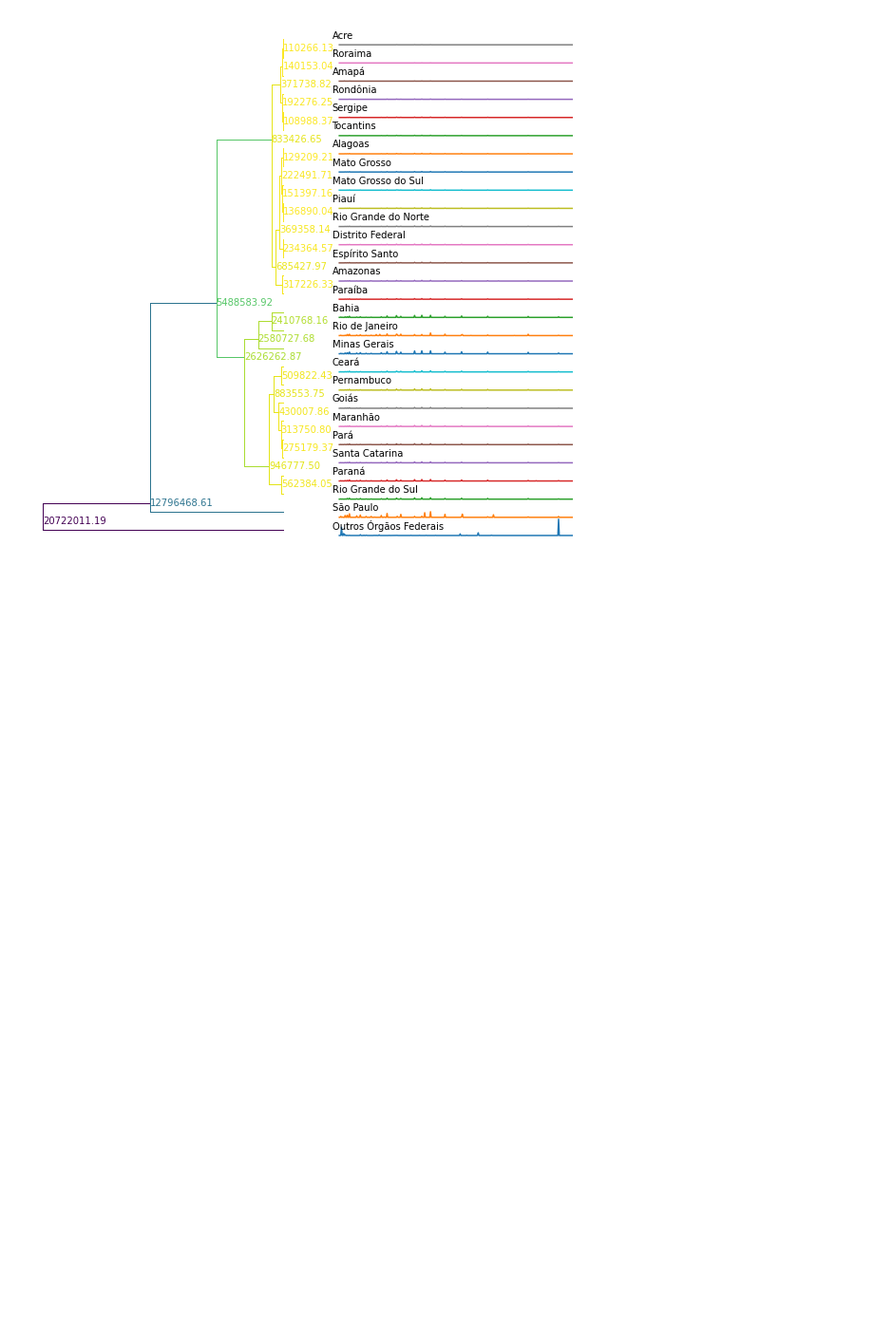
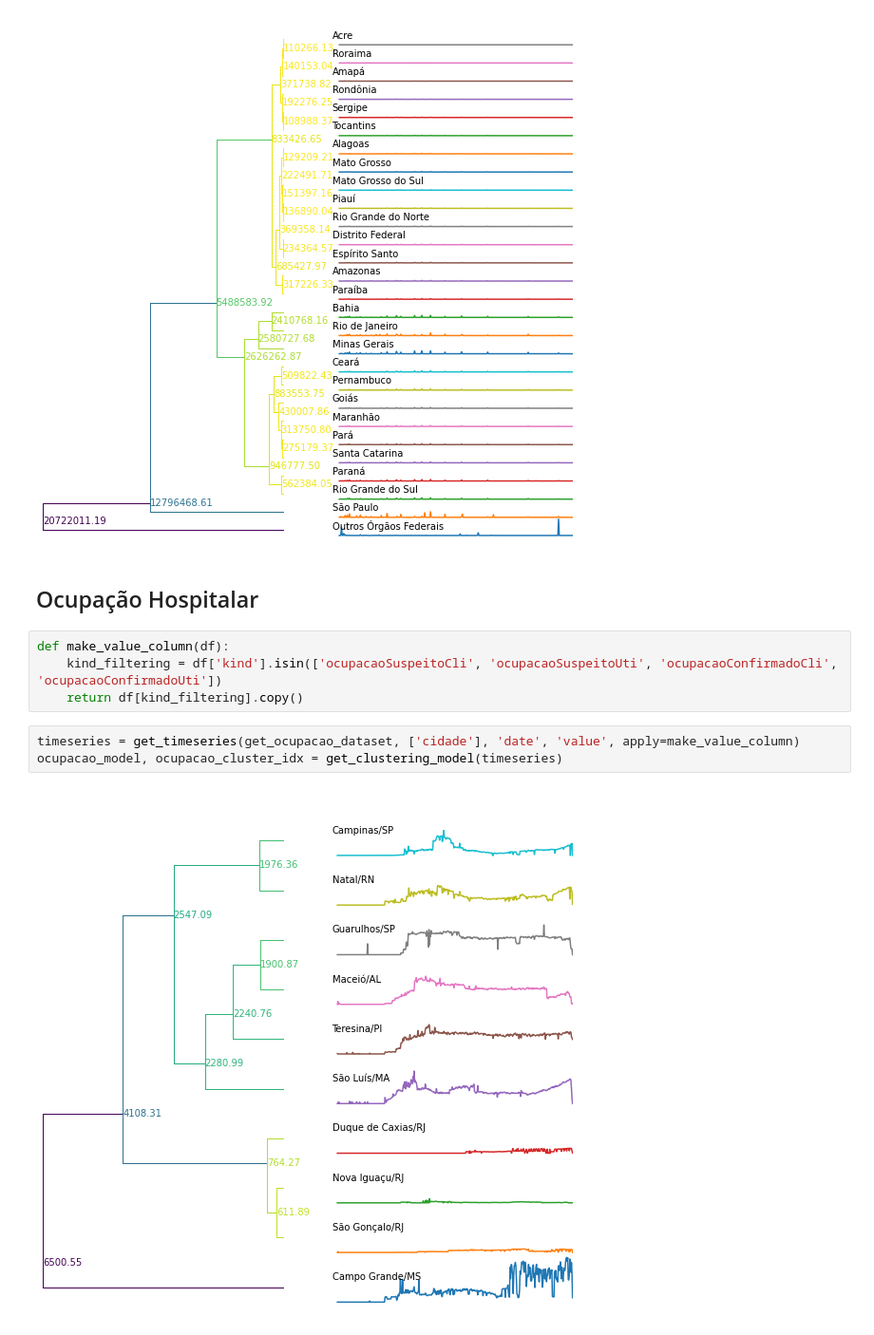
Before and after one commit to felipemfp/kdd-covid19-brazil, a Jupyter notebook: notebooks/Data Processing.ipynb, the cells around one changed output. Shown at 95% size. Saved outputs shown, nothing was run; the diff lists cells and outputs as text; blank space fills up the shorter version.

```diff
--- a/notebooks/Data Processing.ipynb
+++ b/notebooks/Data Processing.ipynb
@@ -799,3 +789,14 @@ timeseries
 epi_estado_model, epi_estado_cluster_idx = get_clustering_model(timeseries, show_ts_label=lambda idx: estados[idx])
 # %% [output]
 [figure]
+# %% [markdown]
+## Ocupação Hospitalar
+# %%
+def make_value_column(df):
+    kind_filtering = df['kind'].isin(['ocupacaoSuspeitoCli', 'ocupacaoSuspeitoUti', 'ocupacaoConfirmadoCli', 'ocupacaoConfirmadoUti'])
+    return df[kind_filtering].copy()
+# %%
+timeseries = get_timeseries(get_ocupacao_dataset, ['cidade'], 'date', 'value', apply=make_value_column)
+ocupacao_model, ocupacao_cluster_idx = get_clustering_model(timeseries)
+# %% [output]
+[figure, added]
```
Also changed, not shown: parts of 32 cells of this notebook, 3 other files.
